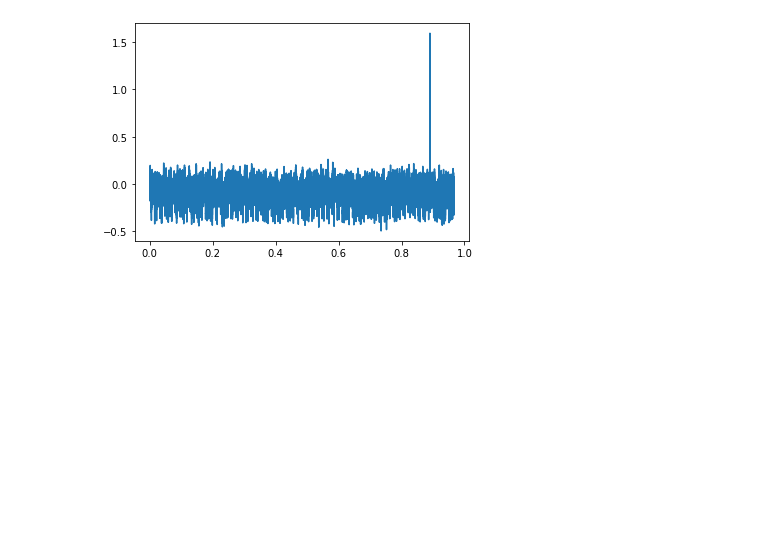
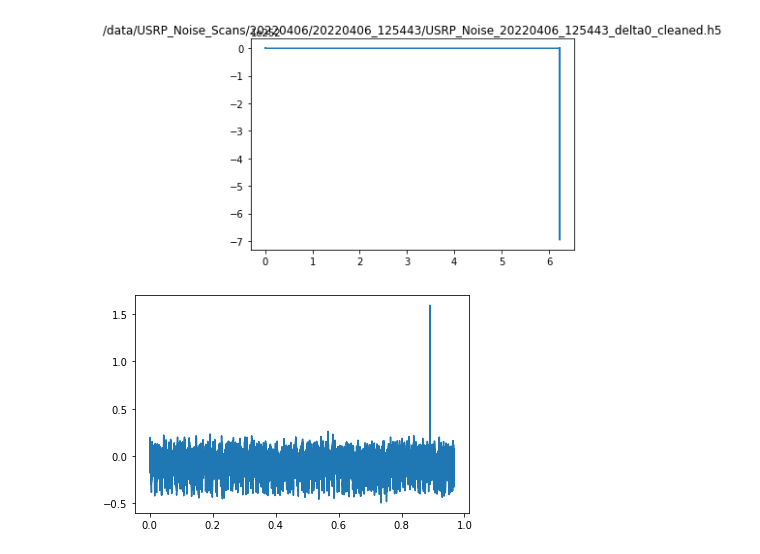
Before and after one commit to nkurinsky/NEXUS_RF, a Jupyter notebook: AnalysisScripts/KID Triggering.ipynb, the cells around one changed output. Saved outputs shown, nothing was run; the diff lists cells and outputs as text; code cells hidden in the pictures; blank space fills up the shorter version.

```diff
--- a/AnalysisScripts/KID Triggering.ipynb
+++ b/AnalysisScripts/KID Triggering.ipynb
@@ -28,7 +28,7 @@ def readDataFile(filestr):
     res['chan_names']=['Phase']
     return res
 # %%
-series    = '20220317_211213'
+series    = '20220406_125443'
 data_path = os.path.join('/data/USRP_Noise_Scans',series.split('_')[0],series)
 # %%
 ## Grab the file with no calibration offset
@@ -91,3 +101,14 @@ IndexError: index 0 is out of bounds for axis 0 with size 0
+# %%
+fileStr = tone_files[3]
+res = readDataFile(fileStr)
+
+plt.figure(fileStr)
+plt.plot(res['Time'],res['Phase'])
+plt.title(fileStr)
+del res
+plt.show()
+# %% [output]
+[figure, added]
 # %%
 
 testFile='long_timestream/mkid11-b-0043.np'
```
Also changed, not shown: parts of 4 cells of this notebook.
